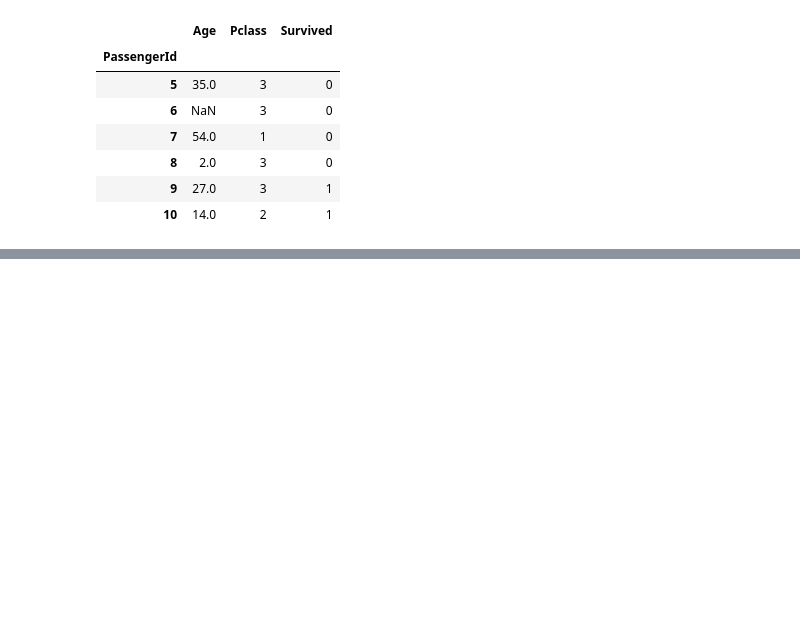
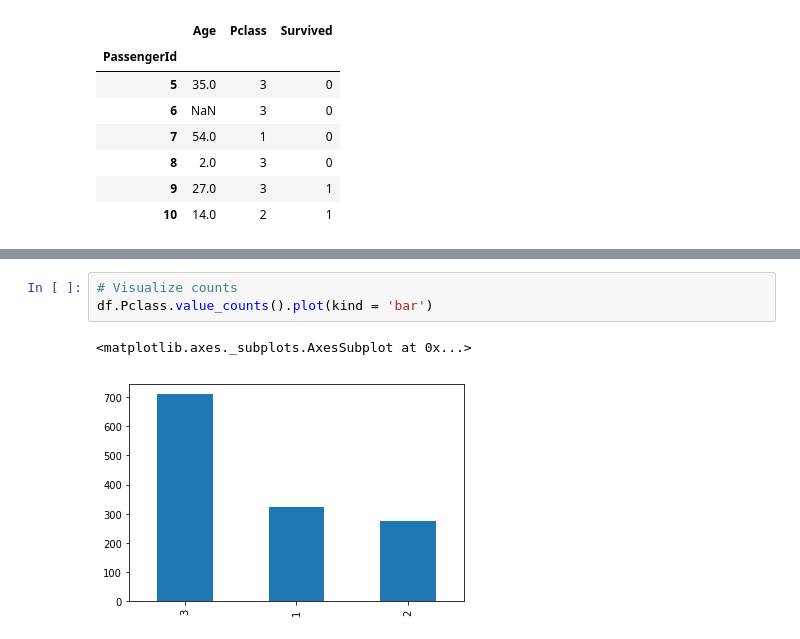
Before and after one commit to ketan12sharma/titanic, a Jupyter notebook: notebooks/ExploringData_Titanic.ipynb, the cells around one changed output, grey strips where cells are left out. Drawn from its saved outputs; the diff is of its cells as text; blank space fills up the shorter version.

```diff
--- a/notebooks/ExploringData_Titanic.ipynb
+++ b/notebooks/ExploringData_Titanic.ipynb
@@ -191,0 +336,6 @@ df.iloc[2:22, ]
+# %%
+# Visualize counts
+df.Pclass.value_counts().plot(kind = 'bar')
+# %% [output]
+<matplotlib.axes._subplots.AxesSubplot at 0x...>
+[figure, added]
```
Also changed, not shown: parts of 17 cells of this notebook.
